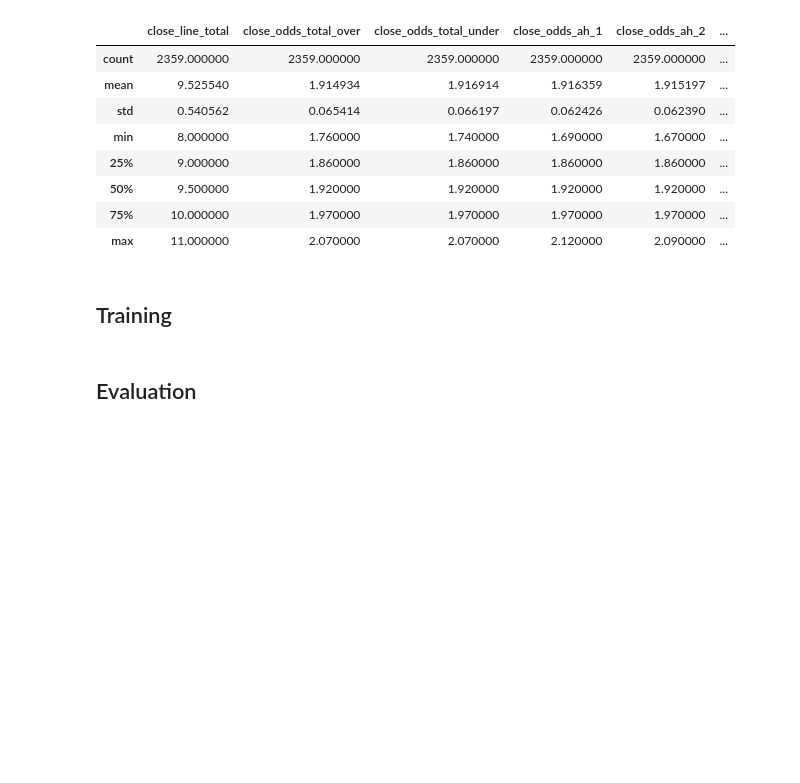
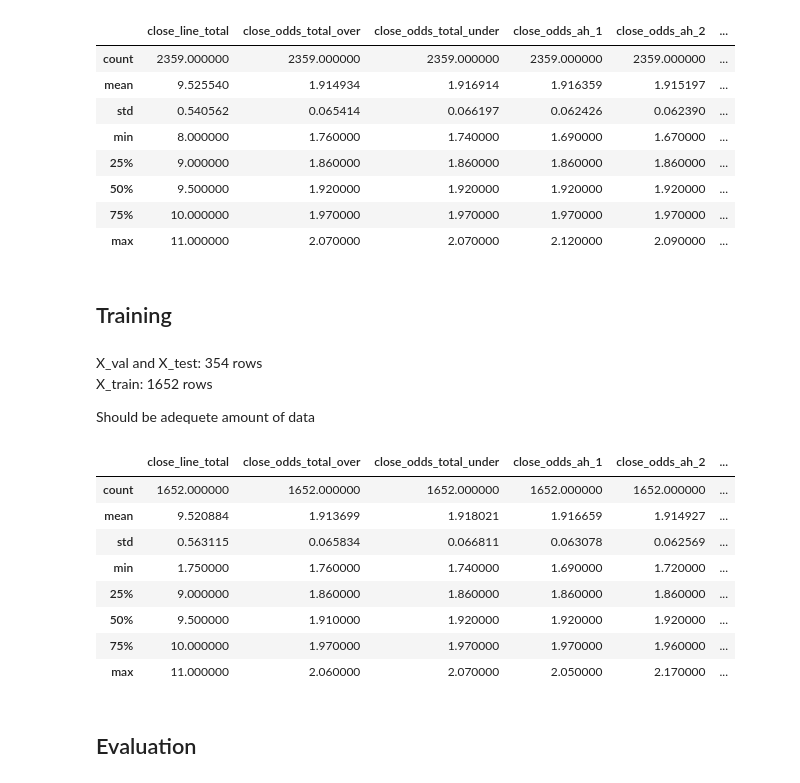
Before and after one commit to IsaacHog/ec-data-science-24, a Jupyter notebook: projekt_i_data_science/predict_team_corners_1st_half.IPYNB, the cells around one changed output. Cells and saved outputs as stored; diff of their text form; code cells hidden in the pictures; blank space fills up the shorter version.

Commit message:
chore(projekt_i.../predict_team...): analyze X_test, X_val and X_train

```diff
--- a/projekt_i_data_science/predict_team_corners_1st_half.IPYNB
+++ b/projekt_i_data_science/predict_team_corners_1st_half.IPYNB
@@ -57,16 +57,35 @@ target_away 0
 | max | 11.000000 | 2.070000 | 2.070000 | 2.120000 | 2.090000 | ... |
 # %% [markdown]
 <h2>Training
+# %% [markdown]
+X_val and X_test: 354 rows <br>
+X_train: 1652 rows
+
+Should be adequete amount of data
 # %%
 # Train + val/test split
 X_train, X_temp, y_home_train, y_home_temp, y_away_train, y_away_temp = train_test_split(
     X, y_home, y_away, test_size=0.3, random_state=42
 )
 
 # Val + test split
 X_val, X_test, y_home_val, y_home_test, y_away_val, y_away_test = train_test_split(
     X_temp, y_home_temp, y_away_temp, test_size=0.5, random_state=42
 )
+
+X_train.describe()
+#X_val.describe()
+#X_test.describe()
+# %% [output]
+|  | close_line_total | close_odds_total_over | close_odds_total_under | close_odds_ah_1 | close_odds_ah_2 | ... |
+| count | 1652.000000 | 1652.000000 | 1652.000000 | 1652.000000 | 1652.000000 | ... |
+| mean | 9.520884 | 1.913699 | 1.918021 | 1.916659 | 1.914927 | ... |
+| std | 0.563115 | 0.065834 | 0.066811 | 0.063078 | 0.062569 | ... |
+| min | 1.750000 | 1.760000 | 1.740000 | 1.690000 | 1.720000 | ... |
+| 25% | 9.000000 | 1.860000 | 1.860000 | 1.860000 | 1.860000 | ... |
+| 50% | 9.500000 | 1.910000 | 1.920000 | 1.920000 | 1.920000 | ... |
+| 75% | 10.000000 | 1.970000 | 1.970000 | 1.970000 | 1.960000 | ... |
+| max | 11.000000 | 2.060000 | 2.070000 | 2.050000 | 2.170000 | ... |
 # %%
 lr_home = LinearRegression().fit(X_train, y_home_train)
 lr_away = LinearRegression().fit(X_train, y_away_train)
```
